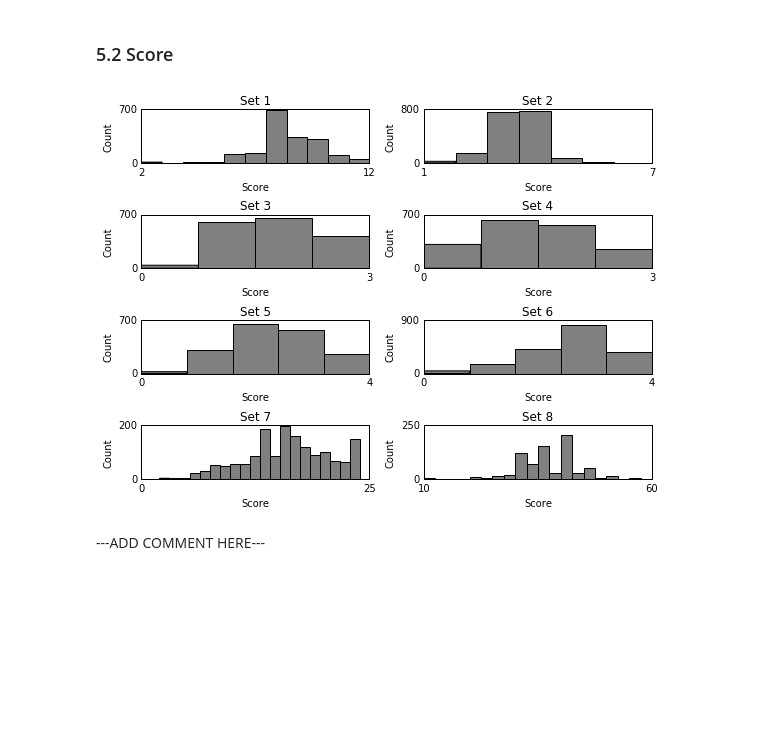
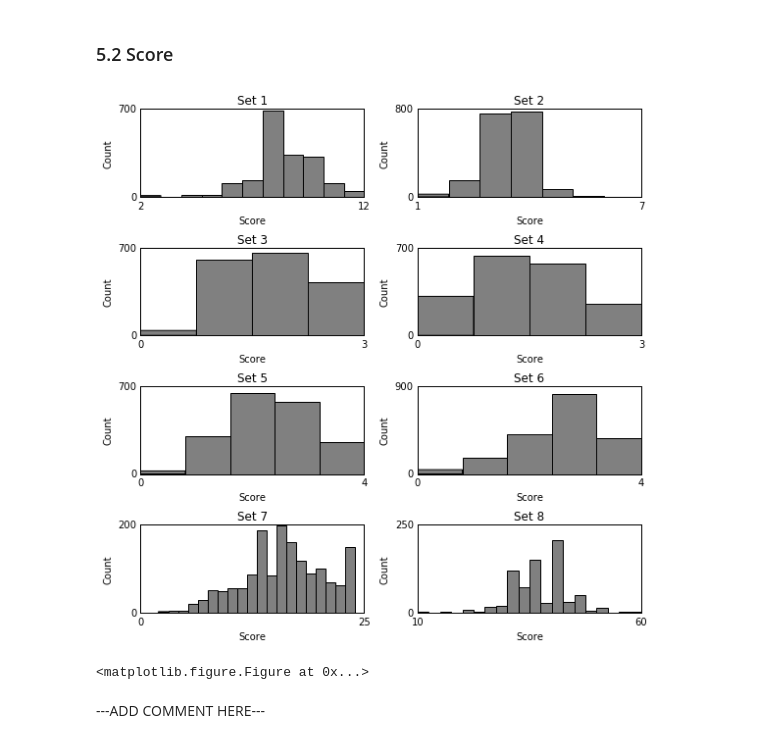
Before and after one commit to mihirchakradeo/Automatic-Essay-Grading-Website, a Jupyter notebook: data_exploration_prep.ipynb, the cells around one changed output. Cells and saved outputs as stored; diff of their text form; code cells hidden in the pictures; blank space fills up the shorter version.

Commit message:
added high res figures.

```diff
--- a/data_exploration_prep.ipynb
+++ b/data_exploration_prep.ipynb
@@ -19,6 +19,44 @@ import copy
 from scipy.stats import spearmanr
 warnings.filterwarnings('ignore')
 %matplotlib inline
+# %%
+def saveFigure(file_name, fig, fig_size, save_dir='/figures'):
+    # Save a figure and make it look nice
+    #
+    #
+
+    # Make the save directory, if necessary
+    if not os.path.isdir(save_dir):
+        os.mkdir(save_dir)
+
+    # Set the figure size
+    fig.set_size_inches(fig_size[0], fig_size[1])
+
+    # Build up the file name
+    file_name = os.path.join(save_dir, file_name)
+
+    # Get rid of grid and box
+    for ax in fig.axes:
+
+        ax.grid(b=False)
+
+        ax.spines['right'].set_visible(False)
+        ax.spines['top'].set_visible(False)
+
+        ax.yaxis.set_ticks_position('left')
+        ax.xaxis.set_ticks_position('bottom')
+
+
+
+    # Save as a variety of file types
+    #fig.tight_layout()
+    plt.show()
+    plt.draw()
+
+    fig.savefig(file_name+'.png',
+                dpi=600)
+
+    fig.savefig(file_name+'.pdf')
 # %% [markdown]
 ## 2. Import data
 # %%
@@ -117,35 +157,37 @@ plt.show()
 # %% [markdown]
 ### 5.2 Score
 # %%
-fig = plt.figure(figsize=(8, 6))
+fig = plt.figure(figsize=(8, 8))
 
 bins = [11, 6, 4, 4, 5, 5, 20, 20]
 
 for i in range(8):
     # List of essay lengths (word counts)
     word_count = X[i].sum(axis=1)
 
     # Plot Essay length histogram
     ax = fig.add_subplot(4, 2, i+1)
     ax.hist(Y_orig[i], color='grey', bins=bins[i])
 
     ax.set_title('Set %d' %(i+1))
     ax.set_xlabel('Score')
     ax.set_ylabel('Count')
     ax.grid()
     if i>=4:
         dummy=0
         #ax1.set_xlabel('Length (words)')
     if i==0 or i==4:
         dummy=0
         #ax1.set_ylabel('Count')
     ax.set_xticks([ax.get_xticks()[0], ax.get_xticks()[-1]])
     ax.set_yticks([ax.get_yticks()[0], ax.get_yticks()[-1]])
 
 plt.tight_layout()
 plt.show()
+saveFigure(file_name='score_hist', fig=fig, fig_size=(8, 8), save_dir='figures')
 # %% [output]
-[figure, old version]
+[figure, new version]
+<matplotlib.figure.Figure at 0x...>
 # %% [markdown]
 ---ADD COMMENT HERE---
 # %% [markdown]
```
Also changed, not shown: parts of 2 cells of this notebook, 8 other files.
